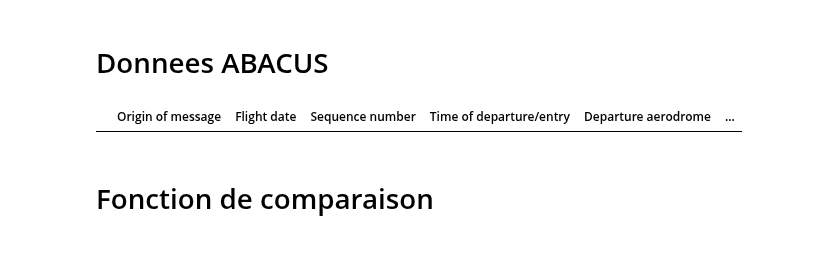
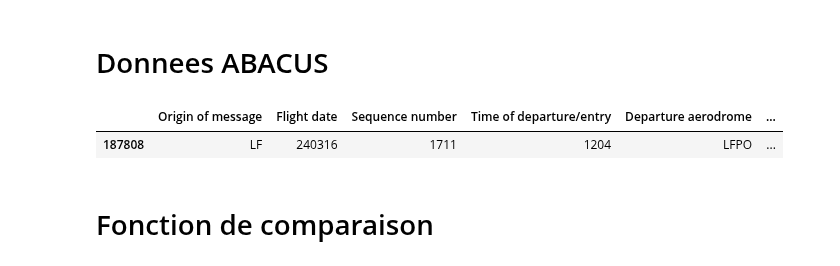
Before and after one commit to ittaldias/redevance, a Jupyter notebook: notebook/test_comparaison.ipynb, the cells around one changed output. Saved outputs shown, nothing was run; the diff lists cells and outputs as text; code cells hidden in the pictures.

```diff
--- a/notebook/test_comparaison.ipynb
+++ b/notebook/test_comparaison.ipynb
@@ -1110,9 +1110,10 @@ jour_123.head()
 # %%
 ABACUS_Mars = ABACUS_Mars[(ABACUS_Mars["Flight date"] == 240316) & (ABACUS_Mars["Origin of message"] == "LF")]
 # %%
-ABACUS_Mars[ABACUS_Mars['Flight identification']=='RYR87XF']
+ABACUS_Mars[ABACUS_Mars['Flight identification']=='TVF4258']
 # %% [output]
 |  | Origin of message | Flight date | Sequence number | Time of departure/entry | Departure aerodrome | ... |
+| 187808 | LF | 240316 | 1711 | 1204 | LFPO | ... |
 # %%
 def get_valid_value(element, columns):
         for col in columns:
```
Also changed, not shown: parts of 8 cells of this notebook, 2 other files.
